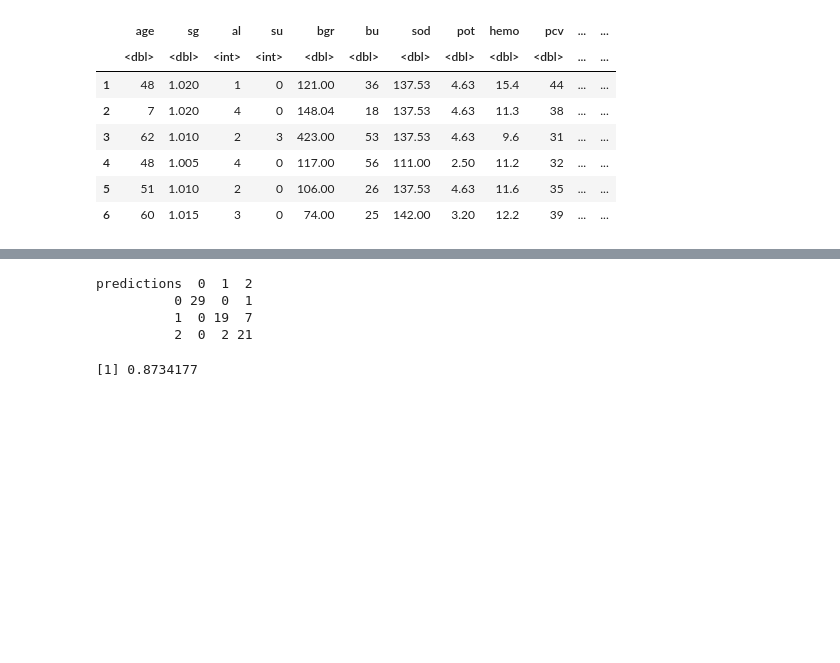
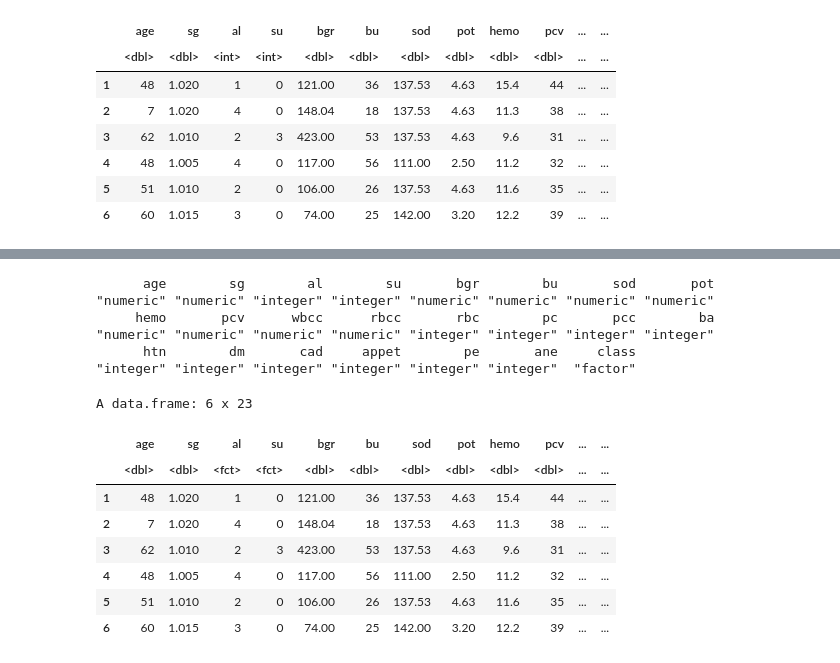
Before and after one commit to Naomi-Yamaguchi1/5300-Group-Project, a Jupyter notebook: mutl_class_model.ipynb, the cells around one changed output, grey strips where cells are left out. Drawn from its saved outputs; the diff is of its cells as text; code cells hidden in the pictures; blank space fills up the shorter version.

```diff
--- a/mutl_class_model.ipynb
+++ b/mutl_class_model.ipynb
@@ -154,29 +32,30 @@ predictions  0  1  2
-# %%
-# use random forest model
-library(randomForest)
-
-set.seed(123)
-
-model <- randomForest(
-  class ~ .,
-  data = data_train,
-  ntree = 500
-)
-
-# make predictions
-predictions <- predict(model, data_test)
-
-# distribution of the predictions and the actual values
-table(predictions, data_test$class)
-
-# calculate the accuracy of the model
-accuracy <- sum(predictions == data_test$class) / nrow(data_test)
-
-# print the accuracy
-accuracy
-# %% [output]
-predictions  0  1  2
-          0 29  0  1
-          1  0 19  7
-          2  0  2 21
-[1] 0.8734177
+# %%
+# show list of columns and their types
+# Getting the types of each column
+column_types <- sapply(data, class)
+
+# Print the column types
+print(column_types)
+# %% [output]
+      age        sg        al        su       bgr        bu       sod       pot
+"numeric" "numeric" "integer" "integer" "numeric" "numeric" "numeric" "numeric"
+     hemo       pcv      wbcc      rbcc       rbc        pc       pcc        ba
+"numeric" "numeric" "numeric" "numeric" "integer" "integer" "integer" "integer"
+      htn        dm       cad     appet        pe       ane     class
+"integer" "integer" "integer" "integer" "integer" "integer"  "factor"
+# %%
+# cast the following categorical types into factors
+# al, su, rbc, pc, pcc, ba, htn, dm, cad, appet, pe, ane, class
+factor_columns <- c("al", "su", "rbc", "pc", "pcc", "ba", "htn", "dm", "cad", "appet", "pe", "ane", "class")
+data[factor_columns] <- lapply(data[factor_columns], factor)
+head(data)
+# %% [output]
+A data.frame: 6 x 23
+|  | age | sg | al | su | bgr | bu | sod | pot | hemo | pcv | ... | ... |
+|  | <dbl> | <dbl> | <fct> | <fct> | <dbl> | <dbl> | <dbl> | <dbl> | <dbl> | <dbl> | ... | ... |
+| 1 | 48 | 1.020 | 1 | 0 | 121.00 | 36 | 137.53 | 4.63 | 15.4 | 44 | ... | ... |
+| 2 | 7 | 1.020 | 4 | 0 | 148.04 | 18 | 137.53 | 4.63 | 11.3 | 38 | ... | ... |
+| 3 | 62 | 1.010 | 2 | 3 | 423.00 | 53 | 137.53 | 4.63 | 9.6 | 31 | ... | ... |
+| 4 | 48 | 1.005 | 4 | 0 | 117.00 | 56 | 111.00 | 2.50 | 11.2 | 32 | ... | ... |
+| 5 | 51 | 1.010 | 2 | 0 | 106.00 | 26 | 137.53 | 4.63 | 11.6 | 35 | ... | ... |
+| 6 | 60 | 1.015 | 3 | 0 | 74.00 | 25 | 142.00 | 3.20 | 12.2 | 39 | ... | ... |
```
Also changed, not shown: parts of 18 cells of this notebook, 2 other files.
